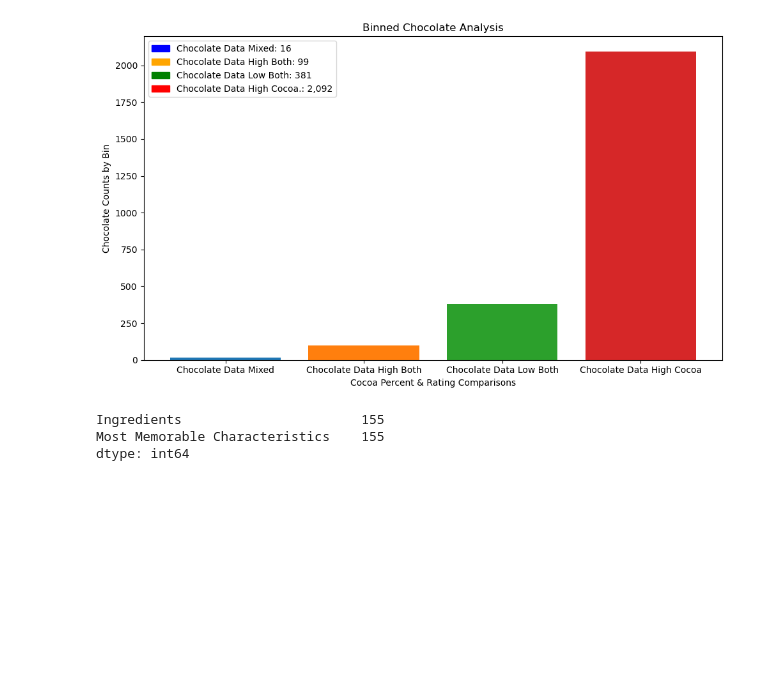
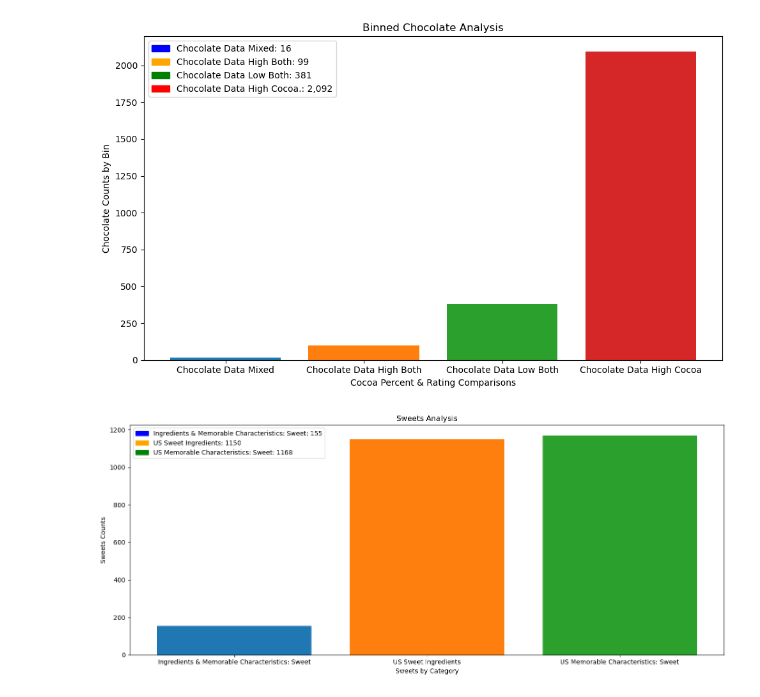
Before and after one commit to mbrann2/Chocolate-, a Jupyter notebook: notebooks/chocolate.ipynb, the cells around one changed output. Saved outputs shown, nothing was run; the diff lists cells and outputs as text; code cells hidden in the pictures; blank space fills up the shorter version.

Commit message:
Sweets analysis.

```diff
--- a/notebooks/chocolate.ipynb
+++ b/notebooks/chocolate.ipynb
@@ -136,15 +136,35 @@ def cocoa_percent_and_rating(choco_df):
 cocoa_and_rating_comparison = cocoa_percent_and_rating(chocolate_data)
 # %% [output]
 [figure]
-# %%
-united_states_chocolate = chocolate_data[chocolate_data["Company Location"] == "U.S.A."]
-us_sweet_ingredients = united_states_chocolate['Ingredients'].str.contains('S|S*').count()
-us_sweet_ingredients
-us_memorable_characteristics_sweet = united_states_chocolate['Most Memorable Characteristics'].str.contains('sweet').count()
-us_memorable_characteristics_sweet
-totally_sweet_dude = united_states_chocolate[(united_states_chocolate['Ingredients'].str.contains('S|S*')) & (united_states_chocolate['Most Memorable Characteristics'].str.contains('sweet'))].count()
-totally_sweet_dude[['Ingredients','Most Memorable Characteristics']]
-# %% [output]
-Ingredients                       155
-Most Memorable Characteristics    155
-dtype: int64
+# %%
+# Find sweet listed in ingredients and memorable characteristics, then compare counts of individual catergories and overlap.
+def sweets_comparison(choco_df):
+    united_states_chocolate = chocolate_data[chocolate_data["Company Location"] == "U.S.A."]
+    us_sweet_ingredients = united_states_chocolate['Ingredients'].str.contains('S|S*').count()
+    us_memorable_characteristics_sweet = united_states_chocolate['Most Memorable Characteristics'].str.contains('sweet').count()
+    totally_sweet_dude = united_states_chocolate[(united_states_chocolate['Ingredients'].str.contains('S|S*')) & (united_states_chocolate['Most Memorable Characteristics'].str.contains('sweet'))].count()
+    sweets_overlap = totally_sweet_dude['Ingredients']
+    sweets_data = {"US Sweet Ingredients":us_sweet_ingredients, "US Memorable Characteristics: Sweet":us_memorable_characteristics_sweet, "Ingredients & Memorable Characteristics: Sweet": sweets_overlap}
+
+    # Horizontal bar plot of data.
+    fig, ax = plt.subplots(figsize = (14,6))
+
+    c = ['#1f77b4', '#ff7f0e', '#2ca02c', '#d62728']
+    sweets_data_sorted = dict(sorted(sweets_data.items(), key=lambda item: item[1]))
+    sweets_categories = list(sweets_data_sorted.keys())
+    sweets_categories_count = list(sweets_data_sorted.values())
+
+    plt.bar(range(len(sweets_data_sorted)), sweets_categories_count, tick_label=sweets_categories, align = 'center', color = c)
+
+    ax.set_title("Sweets Analysis")
+    ax.set_ylabel("Sweets Counts")
+    ax.set_xlabel("Sweets by Category")
+    totally_sweet_dude_legend = mpatches.Patch(color= 'blue', label='Ingredients & Memorable Characteristics: Sweet: 155')
+    us_sweets_ingredient_legend = mpatches.Patch(color= 'orange', label='US Sweet Ingredients: 1150')
+    us_memorable_characteristics_legend = mpatches.Patch(color= 'green', label='US Memorable Characteristics: Sweet: 1168')
+    plt.legend(handles=[totally_sweet_dude_legend, us_sweets_ingredient_legend, us_memorable_characteristics_legend])
+    fig.tight_layout()
+
+sweets_overlap = sweets_comparison(chocolate_data)
+# %% [output]
+[figure, added]
```
Also changed, not shown: parts of 1 cell of this notebook, 3 other files.
